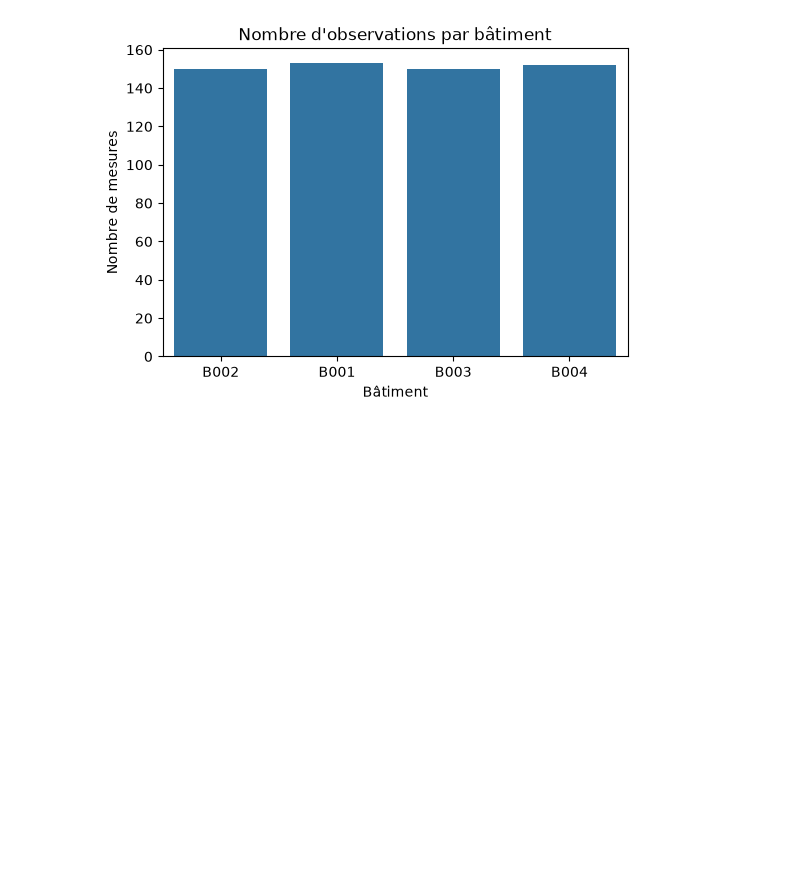
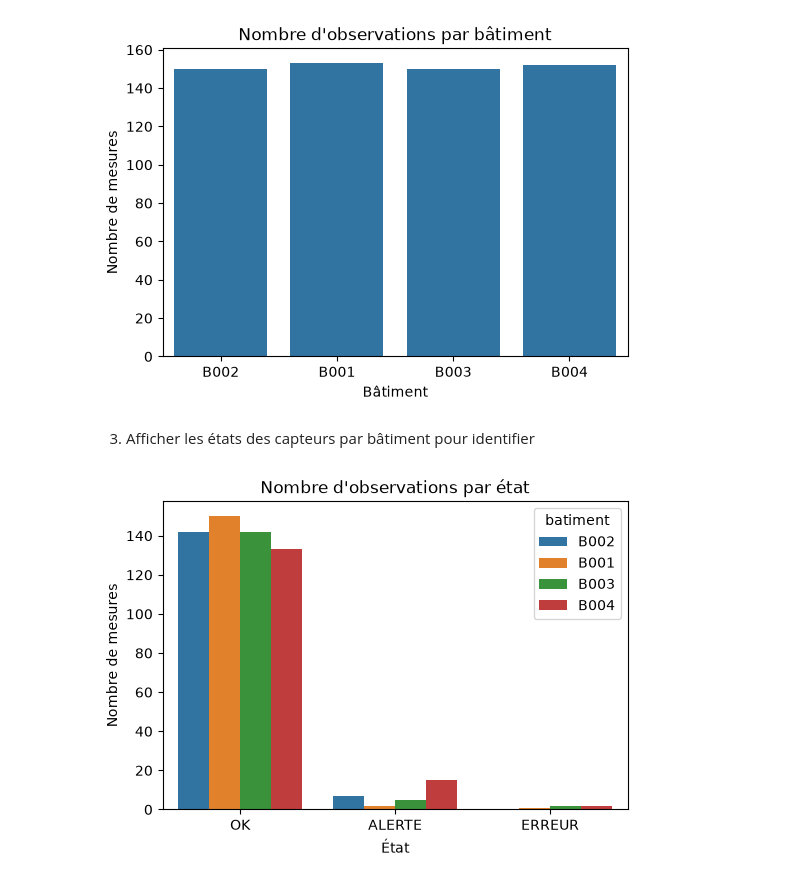
Before and after one commit to Atou-D10/atelier_seaborn_iot, a Jupyter notebook: notebooks/atelier_seaborn_iot.ipynb, the cells around one changed output. Saved outputs shown, nothing was run; the diff lists cells and outputs as text; code cells hidden in the pictures; blank space fills up the shorter version.

Commit message:
Partie 5 (3) : Affichage de l'etat des capteurs par batiment et observations(a, b, c)

```diff
--- a/notebooks/atelier_seaborn_iot.ipynb
+++ b/notebooks/atelier_seaborn_iot.ipynb
@@ -298,3 +298,14 @@ plt.ylabel("Nombre de mesures")
 plt.show()
 # %% [output]
 [figure]
+# %% [markdown]
+3) Afficher les états des capteurs par bâtiment pour identifier
+# %%
+plt.figure(figsize=(6, 4))
+sns.countplot(data=df, x="etat", hue="batiment")
+plt.title("Nombre d'observations par état")
+plt.xlabel("État")
+plt.ylabel("Nombre de mesures")
+plt.show()
+# %% [output]
+[figure, added]
```
Also changed, not shown: parts of 1 cell of this notebook.
